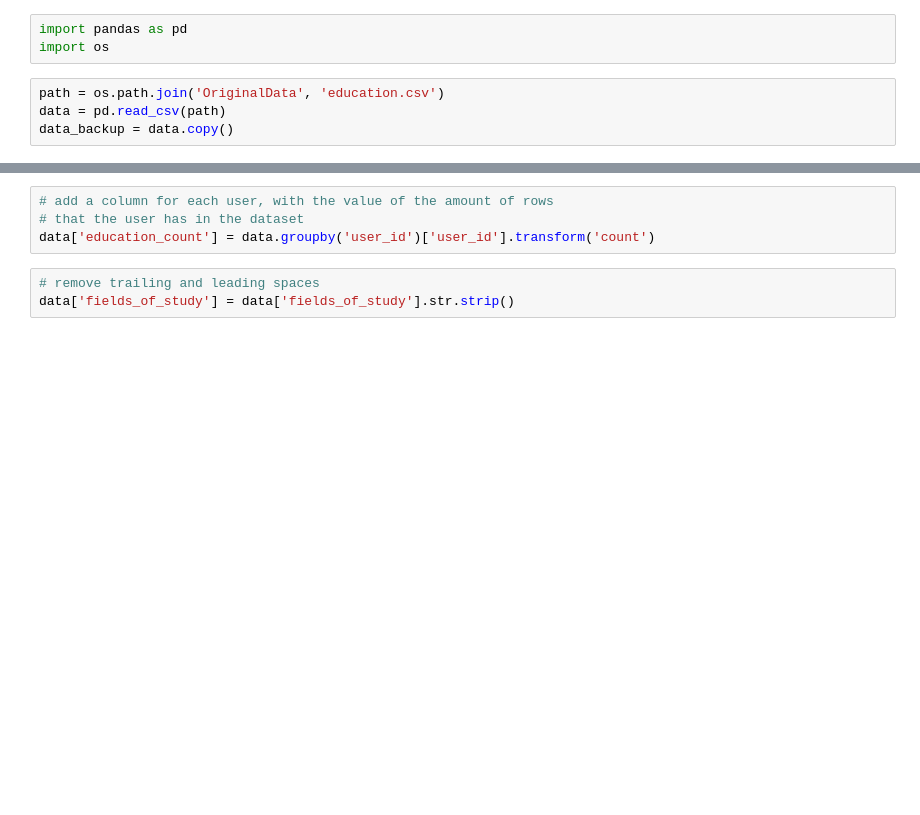
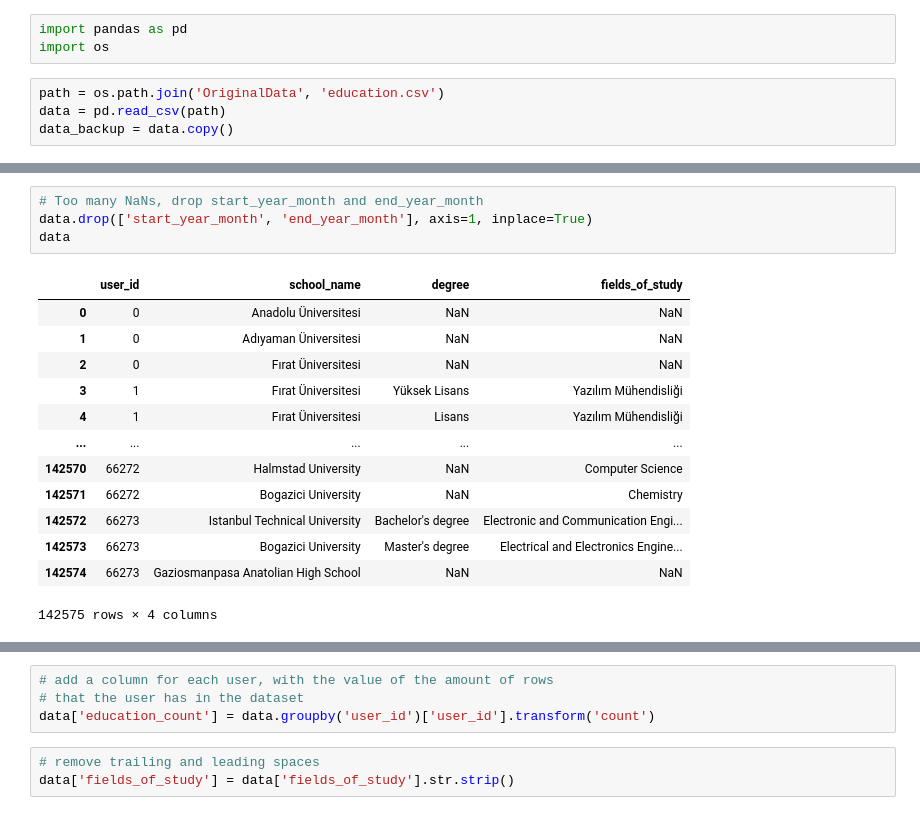
Before and after one commit to feyzijan/GarantiDatathon, a Jupyter notebook: prep_education.ipynb, the cells around one changed output, grey strips where cells are left out. Drawn from its saved outputs; the diff is of its cells as text; blank space fills up the shorter version.

```diff
--- a/prep_education.ipynb
+++ b/prep_education.ipynb
@@ -10,3 +19,21 @@ data = data.head(1000)
+# %%
+# Too many NaNs, drop start_year_month and end_year_month
+data.drop(['start_year_month', 'end_year_month'], axis=1, inplace=True)
+data
+# %% [output]
+|  | user_id | school_name | degree | fields_of_study |
+| 0 | 0 | Anadolu Üniversitesi | NaN | NaN |
+| 1 | 0 | Adıyaman Üniversitesi | NaN | NaN |
+| 2 | 0 | Fırat Üniversitesi | NaN | NaN |
+| 3 | 1 | Fırat Üniversitesi | Yüksek Lisans | Yazılım Mühendisliği |
+| 4 | 1 | Fırat Üniversitesi | Lisans | Yazılım Mühendisliği |
+| ... | ... | ... | ... | ... |
+| 142570 | 66272 | Halmstad University | NaN | Computer Science |
+| 142571 | 66272 | Bogazici University | NaN | Chemistry |
+| 142572 | 66273 | Istanbul Technical University | Bachelor's degree | Electronic and Communication Engi... |
+| 142573 | 66273 | Bogazici University | Master's degree | Electrical and Electronics Engine... |
+| 142574 | 66273 | Gaziosmanpasa Anatolian High School | NaN | NaN |
+142575 rows × 4 columns
 # %%
 # Lowercase all rows in the dataframe
 data = data.applymap(lambda s:s.lower() if type(s) == str else s)
```
Also changed, not shown: parts of 15 cells of this notebook, 1 other file.
